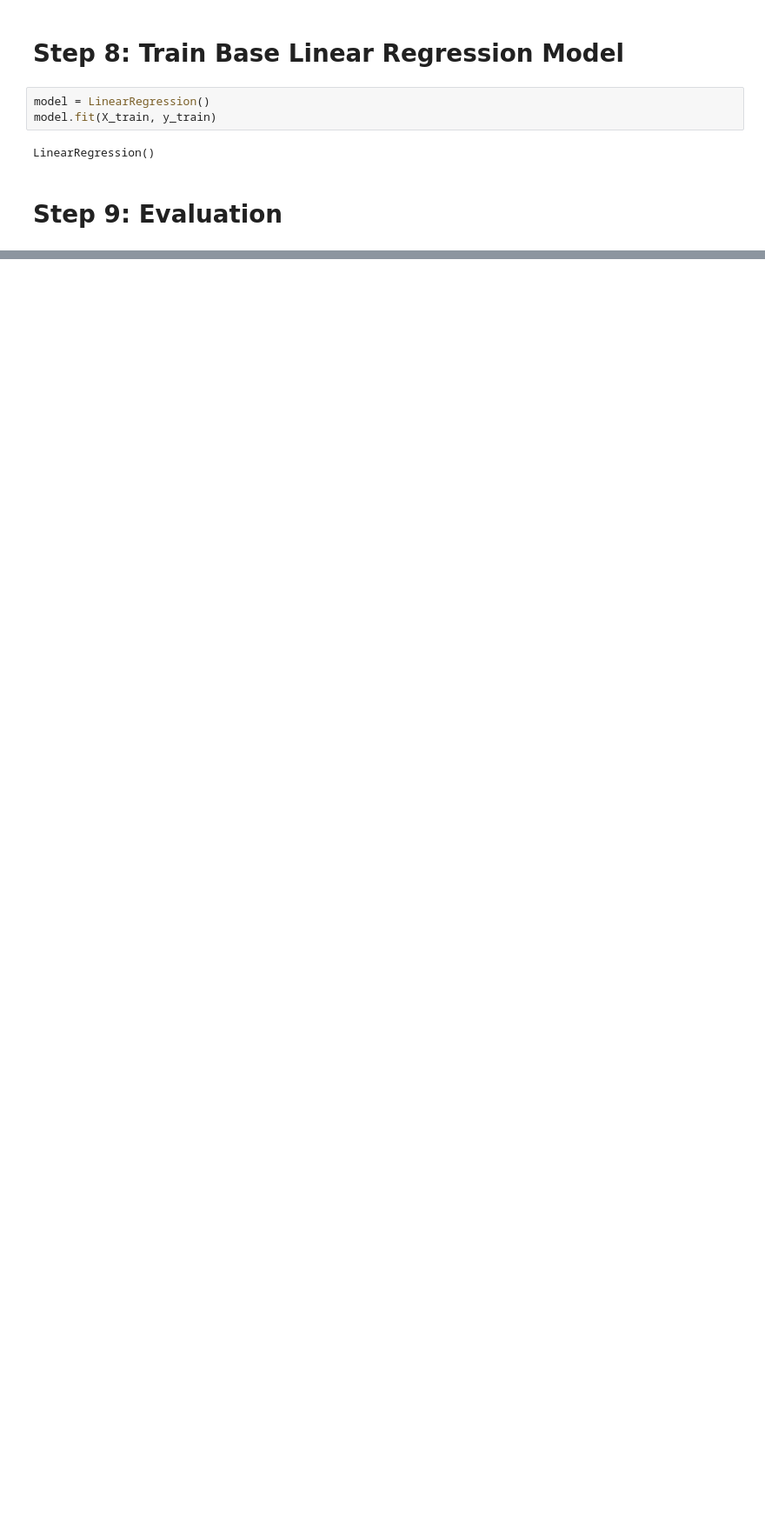
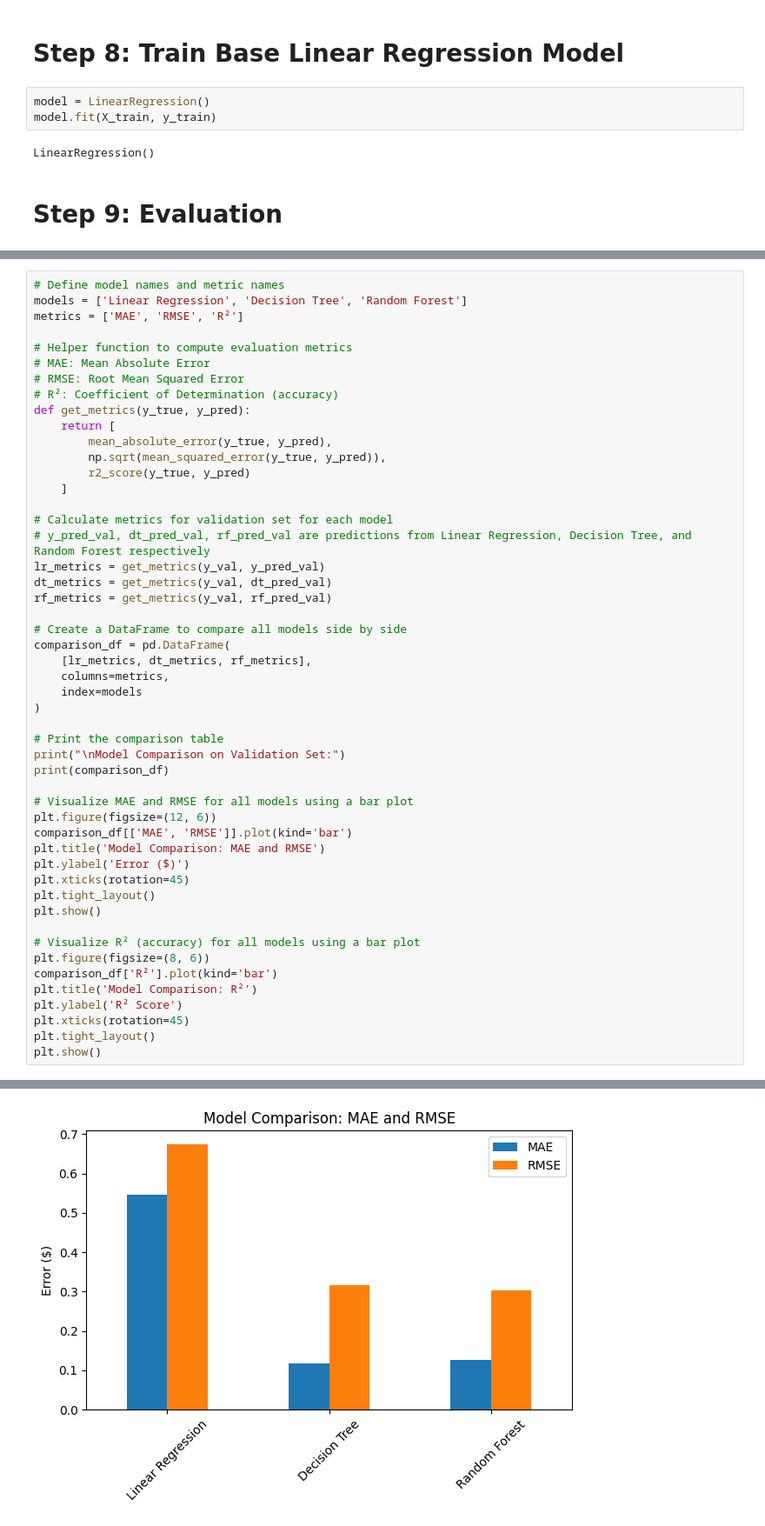
Before and after one commit to fa24abb/Final-Project-Airbnb-Price-Prediction, a Jupyter notebook: main.ipynb, the cells around one changed output, grey strips where cells are left out. Shown: that part at 87% size. Saved outputs shown, nothing was run; the diff lists cells and outputs as text; blank space fills up the shorter version.

```diff
--- a/main.ipynb
+++ b/main.ipynb
@@ -221,0 +376,51 @@ Performance on Test Set:
+# %%
+# Define model names and metric names
+models = ['Linear Regression', 'Decision Tree', 'Random Forest']
+metrics = ['MAE', 'RMSE', 'R²']
+
+# Helper function to compute evaluation metrics
+# MAE: Mean Absolute Error
+# RMSE: Root Mean Squared Error
+# R²: Coefficient of Determination (accuracy)
+def get_metrics(y_true, y_pred):
+    return [
+        mean_absolute_error(y_true, y_pred),
+        np.sqrt(mean_squared_error(y_true, y_pred)),
+        r2_score(y_true, y_pred)
+    ]
+
+# Calculate metrics for validation set for each model
+# y_pred_val, dt_pred_val, rf_pred_val are predictions from Linear Regression, Decision Tree, and Random Forest respectively
+lr_metrics = get_metrics(y_val, y_pred_val)
+dt_metrics = get_metrics(y_val, dt_pred_val)
+rf_metrics = get_metrics(y_val, rf_pred_val)
+
+# Create a DataFrame to compare all models side by side
+comparison_df = pd.DataFrame(
+    [lr_metrics, dt_metrics, rf_metrics],
+    columns=metrics,
+    index=models
+)
+
+# Print the comparison table
+print("\nModel Comparison on Validation Set:")
+print(comparison_df)
+
+# Visualize MAE and RMSE for all models using a bar plot
+plt.figure(figsize=(12, 6))
+comparison_df[['MAE', 'RMSE']].plot(kind='bar')
+plt.title('Model Comparison: MAE and RMSE')
+plt.ylabel('Error ($)')
+plt.xticks(rotation=45)
+plt.tight_layout()
+plt.show()
+
+# Visualize R² (accuracy) for all models using a bar plot
+plt.figure(figsize=(8, 6))
+comparison_df['R²'].plot(kind='bar')
+plt.title('Model Comparison: R²')
+plt.ylabel('R² Score')
+plt.xticks(rotation=45)
+plt.tight_layout()
+plt.show()
+# %% [output]
@@ -221,0 +433 @@ Performance on Test Set:
+[figure, added]
```
Also changed, not shown: parts of 16 cells of this notebook, 1 other file.
